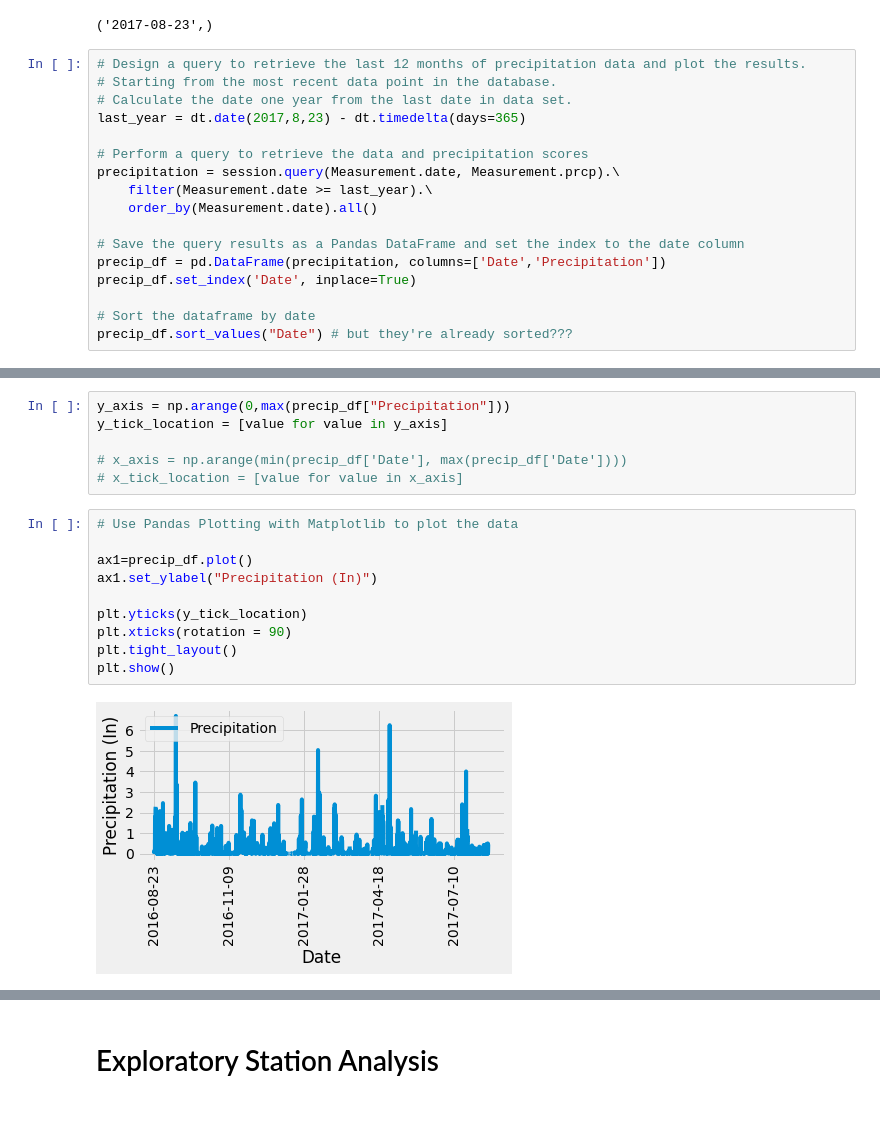
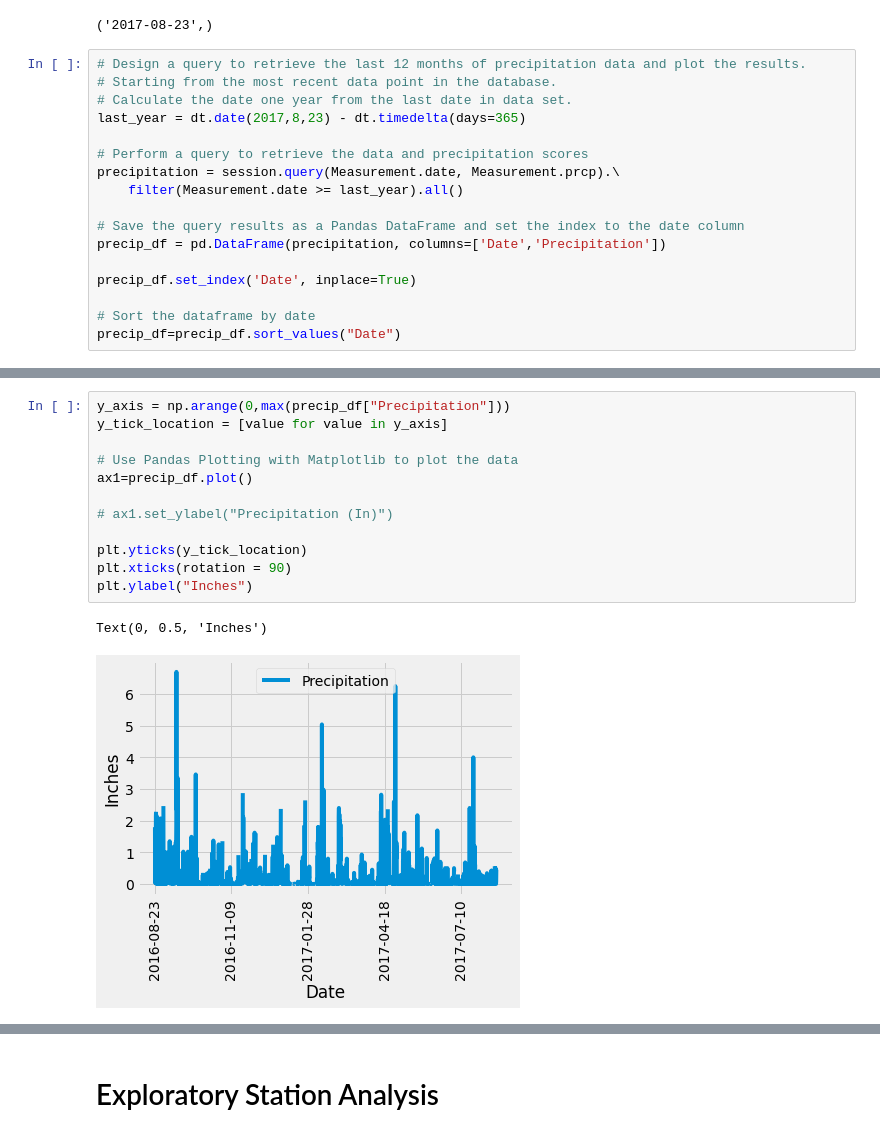
Before and after one commit to isabellajade/sqlalchemy-challenge, a Jupyter notebook: SurfsUp/climate_starter.ipynb, the cells around one changed output, grey strips where cells are left out. Drawn from its saved outputs; the diff is of its cells as text.

```diff
--- a/SurfsUp/climate_starter.ipynb
+++ b/SurfsUp/climate_starter.ipynb
@@ -51,12 +51,12 @@ last_year = dt.date(2017,8,23) - dt.timedelta(days=365)
 
 # Perform a query to retrieve the data and precipitation scores
 precipitation = session.query(Measurement.date, Measurement.prcp).\
-    filter(Measurement.date >= last_year).\
-    order_by(Measurement.date).all()
+    filter(Measurement.date >= last_year).all()
 
 # Save the query results as a Pandas DataFrame and set the index to the date column
 precip_df = pd.DataFrame(precipitation, columns=['Date','Precipitation'])
+
 precip_df.set_index('Date', inplace=True)
 
 # Sort the dataframe by date
-precip_df.sort_values("Date") # but they're already sorted???
+precip_df=precip_df.sort_values("Date")
@@ -78,20 +63,17 @@ precip_df.sort_values("Date") # but they're already sorted???
-# %%
-y_axis = np.arange(0,max(precip_df["Precipitation"]))
-y_tick_location = [value for value in y_axis]
-
-# x_axis = np.arange(min(precip_df['Date'], max(precip_df['Date'])))
-# x_tick_location = [value for value in x_axis]
 # %%
+y_axis = np.arange(0,max(precip_df["Precipitation"]))
+y_tick_location = [value for value in y_axis]
+
 # Use Pandas Plotting with Matplotlib to plot the data
+ax1=precip_df.plot()
 
-ax1=precip_df.plot()
-ax1.set_ylabel("Precipitation (In)")
+# ax1.set_ylabel("Precipitation (In)")
 
 plt.yticks(y_tick_location)
 plt.xticks(rotation = 90)
-plt.tight_layout()
-plt.show()
+plt.ylabel("Inches")
 # %% [output]
+Text(0, 0.5, 'Inches')
-[figure, old version]
+[figure, new version]
 # %%
 # Use Pandas to calcualte the summary statistics for the precipitation data
```
Also changed, not shown: parts of 5 cells of this notebook.
